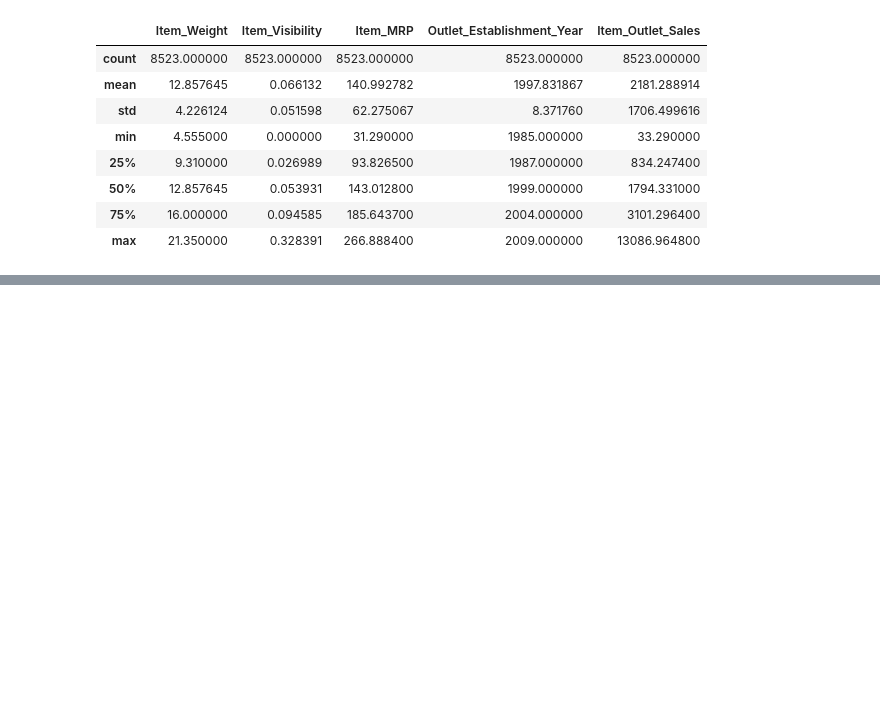
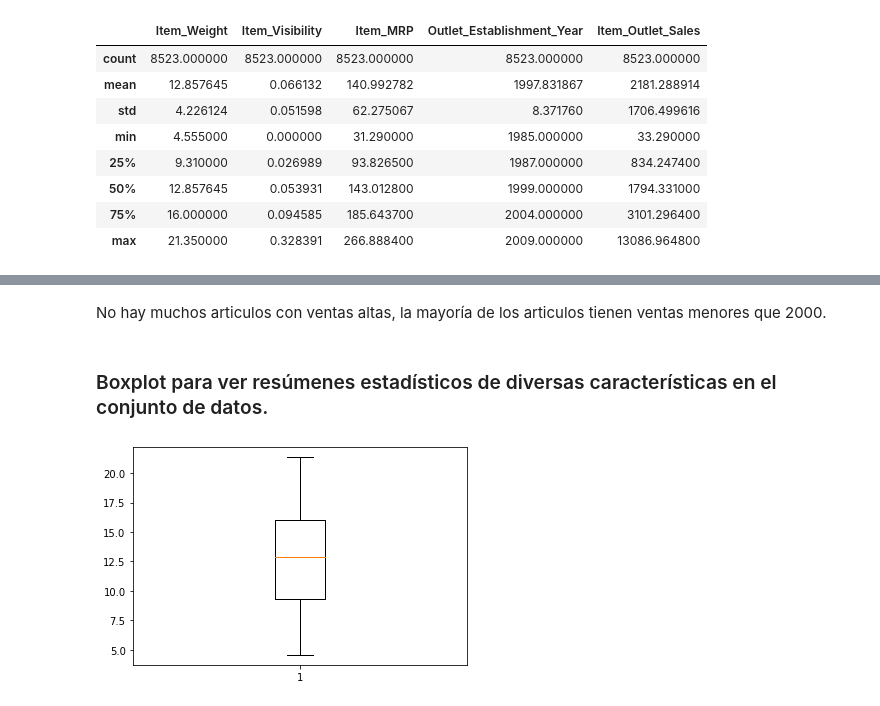
Before and after one commit to mariana-0/predicciones-de-ventas, a Jupyter notebook: predicciones_de_ventas.ipynb, the cells around one changed output, grey strips where cells are left out. Drawn from its saved outputs; the diff is of its cells as text; code cells hidden in the pictures; blank space fills up the shorter version.

```diff
--- a/predicciones_de_ventas.ipynb
+++ b/predicciones_de_ventas.ipynb
@@ -186,0 +206,9 @@ df.describe()
+# %% [markdown]
+No hay muchos articulos con ventas altas, la mayoría de los articulos tienen ventas menores que 2000.
+# %% [markdown]
+### Boxplot para ver resúmenes estadísticos de diversas características en el conjunto de datos.
+# %%
+plt.boxplot(df['Item_Weight'])
+plt.show()
+# %% [output]
+[figure, added]
```
Also changed, not shown: parts of 11 cells of this notebook.
